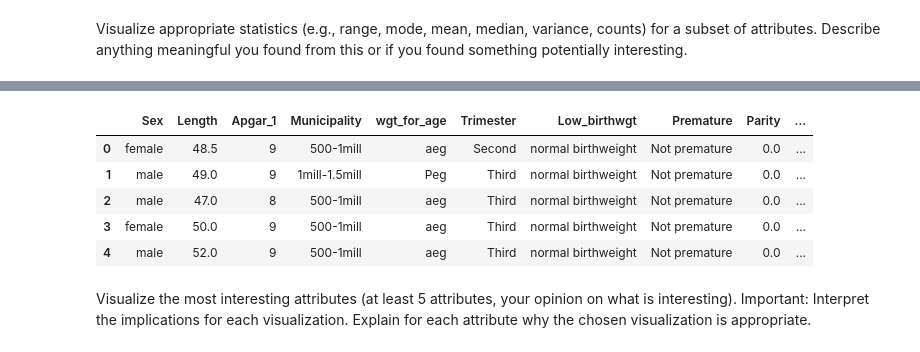
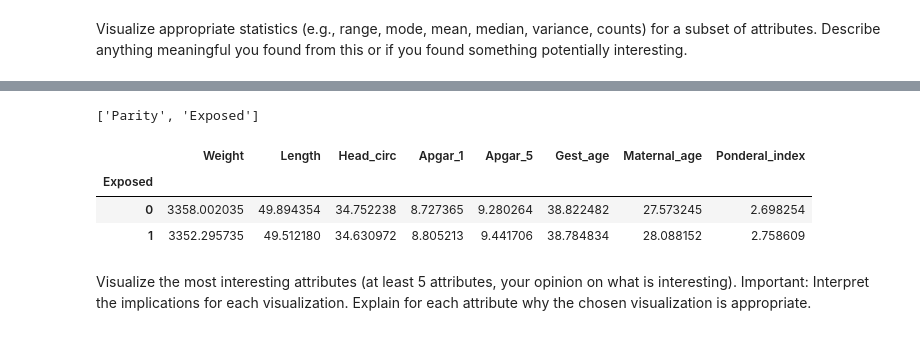
Before and after one commit to ShonTM/DataMiningProject1, a Jupyter notebook: MSDS Data Mining Project 1.ipynb, the cells around one changed output, grey strips where cells are left out. Cells and saved outputs as stored; diff of their text form; code cells hidden in the pictures.

```diff
--- a/MSDS Data Mining Project 1.ipynb
+++ b/MSDS Data Mining Project 1.ipynb
@@ -219,17 +233,3 @@ df.describe()
 | 50% | 15.000000 | 7.000000 | 2010.000000 | 3345.000000 | 50.000000 | 35.000000 | 9.000000 | 9.000000 | 39.000000 | 28.000000 | ... |
 | 75% | 23.000000 | 10.000000 | 2010.000000 | 3610.000000 | 51.000000 | 35.500000 | 9.000000 | 10.000000 | 40.000000 | 31.000000 | ... |
 | max | 31.000000 | 12.000000 | 2010.000000 | 4890.000000 | 56.000000 | 40.000000 | 10.000000 | 10.000000 | 41.000000 | 44.000000 | ... |
-# %%
-# Create a dataframe with class variables only
-df_classes = df
-for col in ['Day', 'Weight','Month', 'Year', 'Length', 'Head_circ', 'Parity,''Apgar_1', 'Apgar_5', 'Gest_age', 'Maternal_age', 'Ponderal_index']:
-    if col in df_classes:
-        del df_classes[col]
-df_classes.head()
-# %% [output]
-|  | Sex | Length | Apgar_1 | Municipality | wgt_for_age | Trimester | Low_birthwgt | Premature | Parity | ... |
-| 0 | female | 48.5 | 9 | 500-1mill | aeg | Second | normal birthweight | Not premature | 0.0 | ... |
-| 1 | male | 49.0 | 9 | 1mill-1.5mill | Peg | Third | normal birthweight | Not premature | 0.0 | ... |
-| 2 | male | 47.0 | 8 | 500-1mill | aeg | Third | normal birthweight | Not premature | 0.0 | ... |
-| 3 | female | 50.0 | 9 | 500-1mill | aeg | Third | normal birthweight | Not premature | 0.0 | ... |
-| 4 | male | 52.0 | 9 | 500-1mill | aeg | Third | normal birthweight | Not premature | 0.0 | ... |
@@ -235,0 +239,5 @@ df_classes.head()
+# %%
+#get list of categorical variables
+categories = list(df.columns[df.dtypes == 'object']) + ['Parity', 'Exposed']
+# %% [output]
+['Parity', 'Exposed']
@@ -236,3 +247,11 @@ df_classes.head()
+# %%
+#mean values of target variables grouped by exposure to earthquake
+df.groupby(by='Exposed').agg(np.mean).drop(['Day', 'Month', 'Year'], axis=1)
+# %% [output]
+|  | Weight | Length | Head_circ | Apgar_1 | Apgar_5 | Gest_age | Maternal_age | Ponderal_index |
+| Exposed |  |  |  |  |  |  |  |  |
+| 0 | 3358.002035 | 49.894354 | 34.752238 | 8.727365 | 9.280264 | 38.822482 | 27.573245 | 2.698254 |
+| 1 | 3352.295735 | 49.512180 | 34.630972 | 8.805213 | 9.441706 | 38.784834 | 28.088152 | 2.758609 |
 # %% [markdown]
 Visualize the most interesting attributes (at least 5 attributes, your opinion on what is interesting). Important: Interpret the implications for each visualization. Explain for each attribute why the chosen visualization is appropriate.
 # %% [markdown]
```
Also changed, not shown: parts of 5 cells of this notebook.
